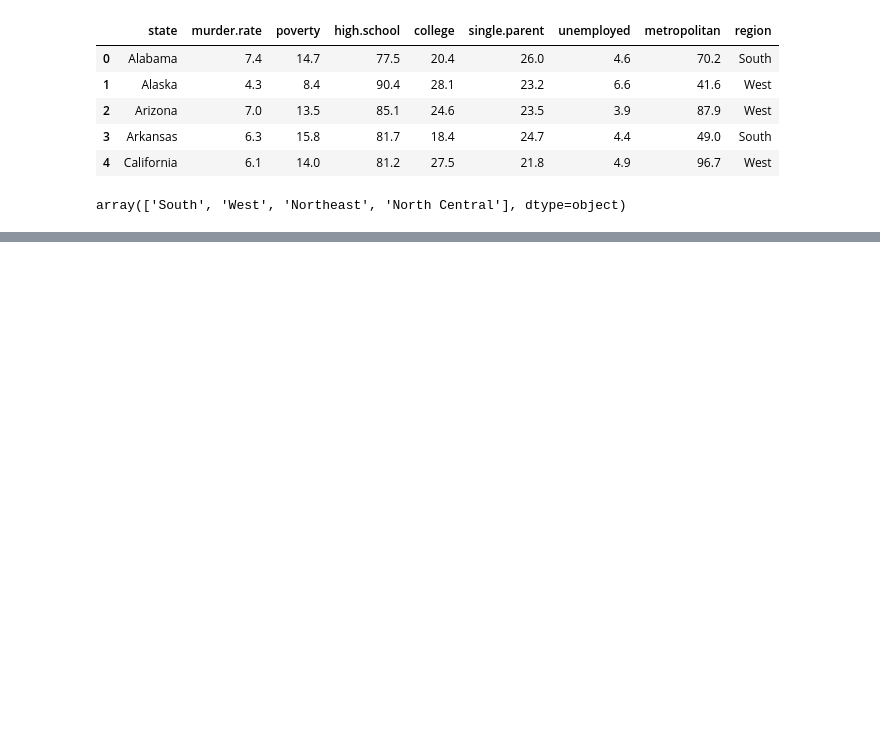
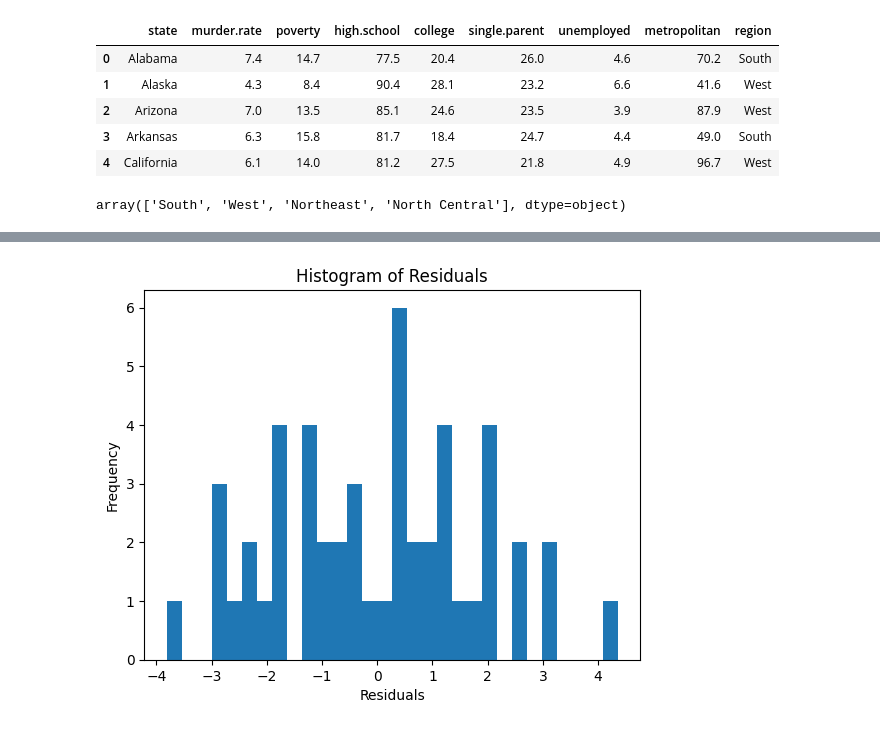
Before and after one commit to bpickett14/MATH3310_FA_2025_P01_G01_PICKETT, a Jupyter notebook: notebooks/first_project.ipynb, the cells around one changed output, grey strips where cells are left out. Saved outputs shown, nothing was run; the diff lists cells and outputs as text; code cells hidden in the pictures; blank space fills up the shorter version.

```diff
--- a/notebooks/first_project.ipynb
+++ b/notebooks/first_project.ipynb
@@ -135,0 +139,11 @@ Notes:
+# %%
+# the residuals seem to be randomly scattered around 0, which is a good sign
+
+# Plot the histogram of residuals
+plt.hist(model_reduced.resid, bins=30)
+plt.title('Histogram of Residuals')
+plt.xlabel('Residuals')
+plt.ylabel('Frequency')
+plt.show()
+# %% [output]
+[figure, added]
```
Also changed, not shown: parts of 22 cells of this notebook.
